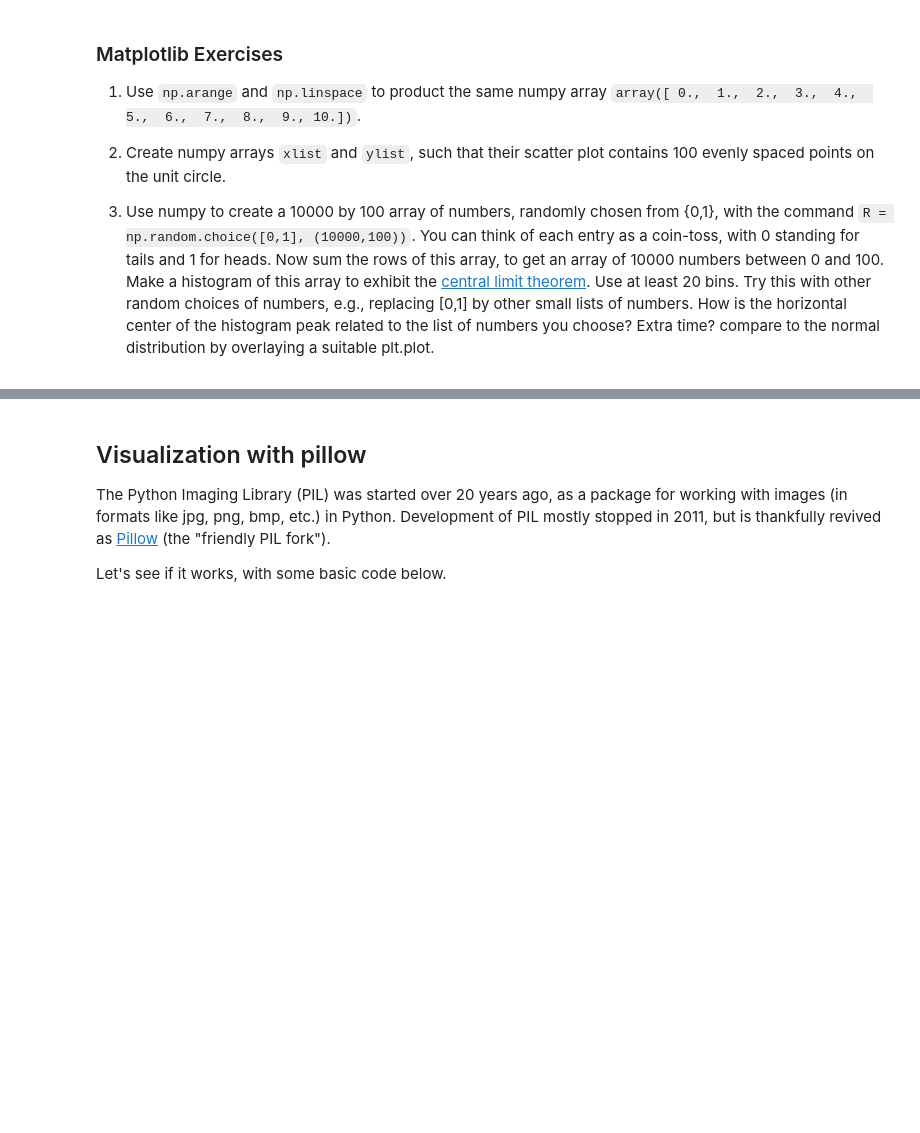
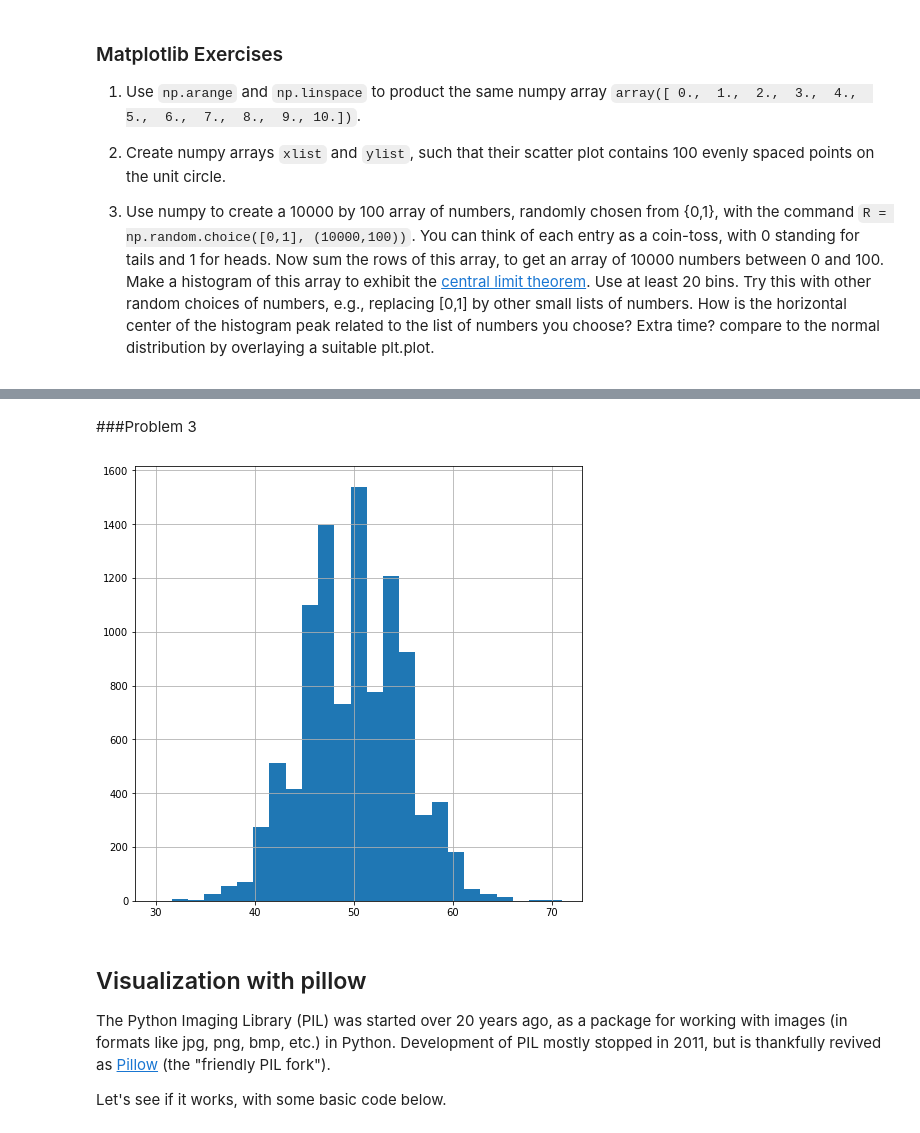
Before and after one commit to tboyea/2023-Math-152, a Jupyter notebook: P4M_Notebook_4.ipynb, the cells around one changed output, grey strips where cells are left out. Cells and saved outputs as stored; diff of their text form; code cells hidden in the pictures; blank space fills up the shorter version.

```diff
--- a/P4M_Notebook_4.ipynb
+++ b/P4M_Notebook_4.ipynb
@@ -968,3 +1044,14 @@ The command `np.linspace(start, stop, length)` creates a numpy array that begins
+# %% [markdown]
+###Problem 3
+# %%
+R = np.random.choice([0,1], (10000,100))
+sum = np.sum(R, axis=1)
+plt.figure(figsize=(8,8))
+plt.hist(sum, bins=25)
+plt.grid()
+plt.show()
+# %% [output]
+[figure, added]
 # %% [markdown]
 ## Visualization with pillow
 
```
Also changed, not shown: parts of 23 cells of this notebook.
